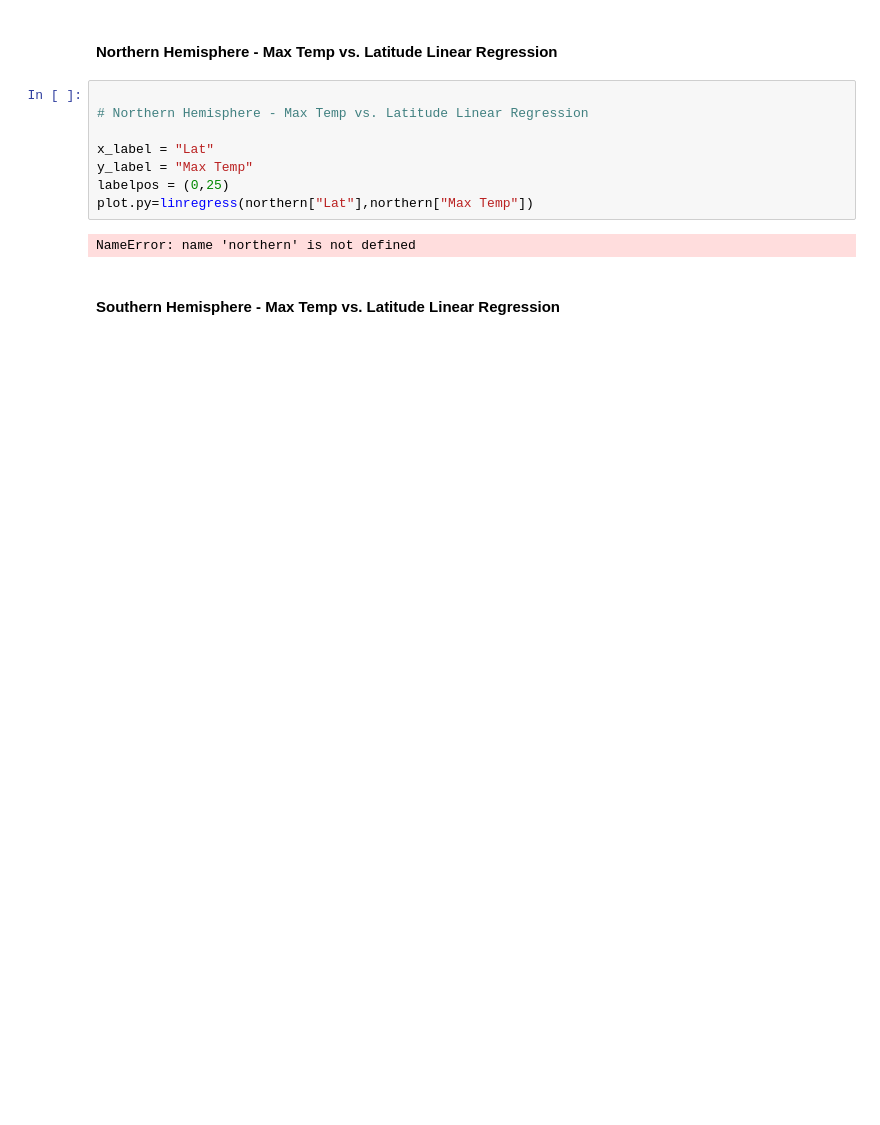
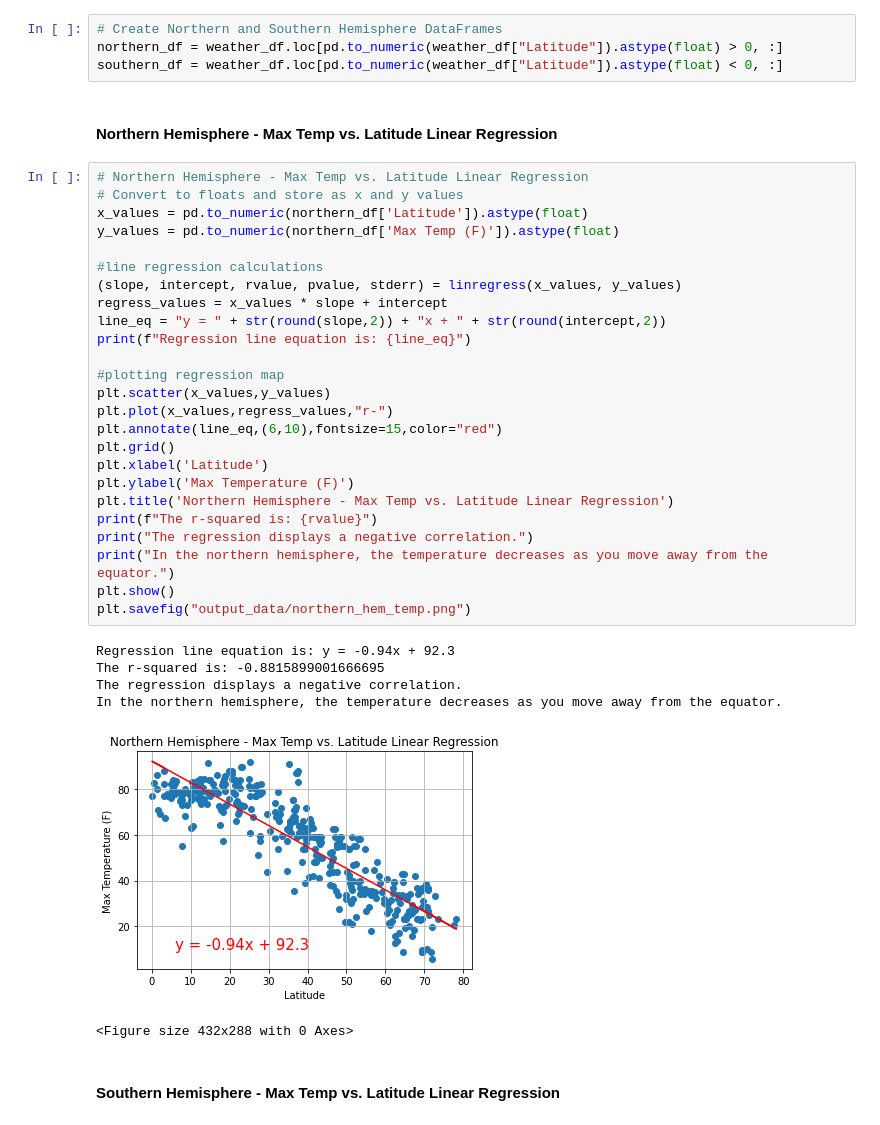
Before and after one commit to saramclean17/UCI_Homework_McLean, a Jupyter notebook: 06-Python-API-Challenge/WeatherPy.ipynb, the cells around one changed output. Drawn from its saved outputs; the diff is of its cells as text; blank space fills up the shorter version.

```diff
--- a/06-Python-API-Challenge/WeatherPy.ipynb
+++ b/06-Python-API-Challenge/WeatherPy.ipynb
@@ -467,14 +311,40 @@ KeyError: 'Latitude'
+# %%
+# Create Northern and Southern Hemisphere DataFrames
+northern_df = weather_df.loc[pd.to_numeric(weather_df["Latitude"]).astype(float) > 0, :]
+southern_df = weather_df.loc[pd.to_numeric(weather_df["Latitude"]).astype(float) < 0, :]
 # %% [markdown]
 ####  Northern Hemisphere - Max Temp vs. Latitude Linear Regression
-# %%
-
-# Northern Hemisphere - Max Temp vs. Latitude Linear Regression
-
-x_label = "Lat"
-y_label = "Max Temp"
-labelpos = (0,25)
-plot.py=linregress(northern["Lat"],northern["Max Temp"])
-# %% [output]
-NameError: name 'northern' is not defined
+# %%
+# Northern Hemisphere - Max Temp vs. Latitude Linear Regression
+# Convert to floats and store as x and y values
+x_values = pd.to_numeric(northern_df['Latitude']).astype(float)
+y_values = pd.to_numeric(northern_df['Max Temp (F)']).astype(float)
+
+#line regression calculations
+(slope, intercept, rvalue, pvalue, stderr) = linregress(x_values, y_values)
+regress_values = x_values * slope + intercept
+line_eq = "y = " + str(round(slope,2)) + "x + " + str(round(intercept,2))
+print(f"Regression line equation is: {line_eq}")
+
+#plotting regression map
+plt.scatter(x_values,y_values)
+plt.plot(x_values,regress_values,"r-")
+plt.annotate(line_eq,(6,10),fontsize=15,color="red")
+plt.grid()
+plt.xlabel('Latitude')
+plt.ylabel('Max Temperature (F)')
+plt.title('Northern Hemisphere - Max Temp vs. Latitude Linear Regression')
+print(f"The r-squared is: {rvalue}")
+print("The regression displays a negative correlation.")
+print("In the northern hemisphere, the temperature decreases as you move away from the equator.")
+plt.show()
+plt.savefig("output_data/northern_hem_temp.png")
+# %% [output]
+Regression line equation is: y = -0.94x + 92.3
+The r-squared is: -0.8815899001666695
+The regression displays a negative correlation.
+In the northern hemisphere, the temperature decreases as you move away from the equator.
+[figure, added]
+<Figure size 432x288 with 0 Axes>
 # %% [markdown]
 ####  Southern Hemisphere - Max Temp vs. Latitude Linear Regression
```
Also changed, not shown: parts of 28 cells of this notebook.
